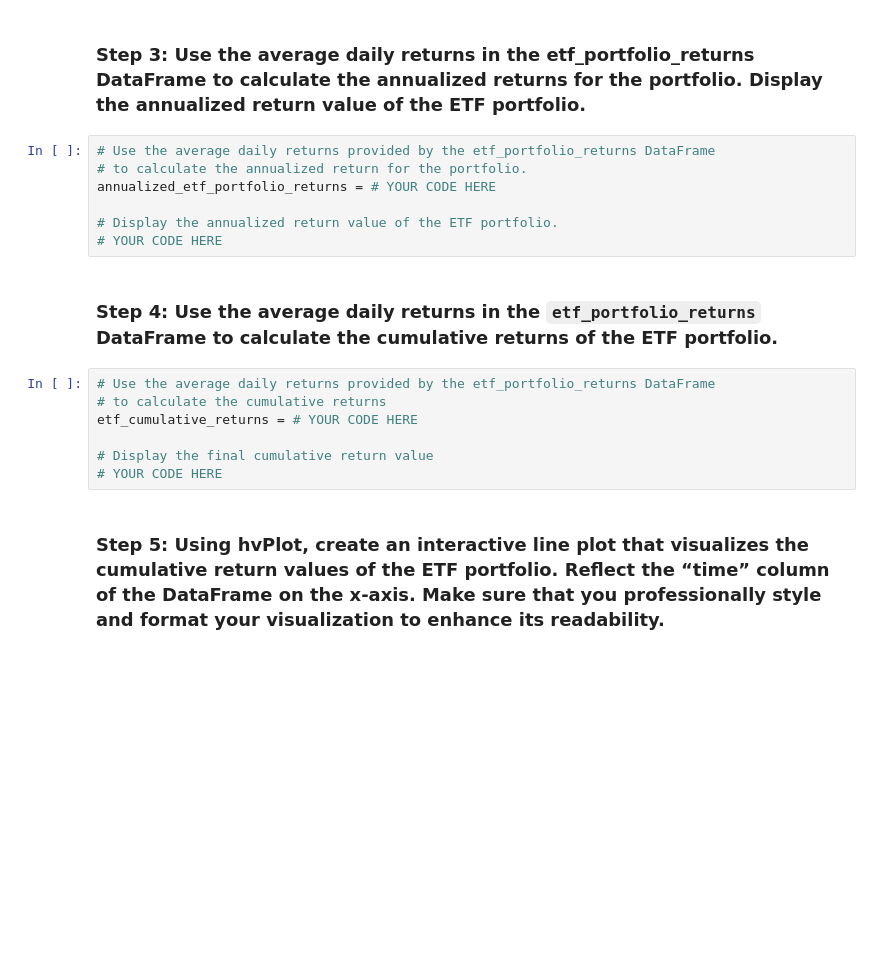
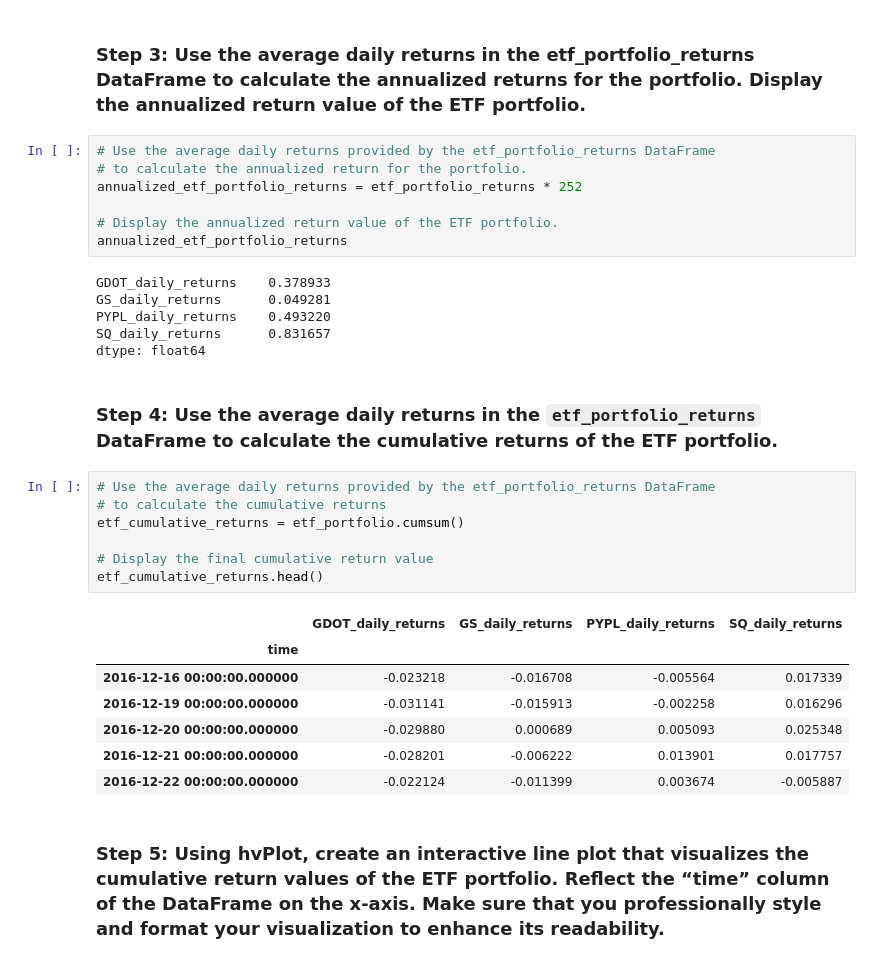
Before and after one commit to allyche/module_7_challenge, a Jupyter notebook: etf_analyzer.ipynb, the cells around one changed output. Drawn from its saved outputs; the diff is of its cells as text; blank space fills up the shorter version.

```diff
--- a/etf_analyzer.ipynb
+++ b/etf_analyzer.ipynb
@@ -355,19 +393,33 @@ etf_portfolio_returns = # YOUR CODE HERE
 # %%
 # Use the average daily returns provided by the etf_portfolio_returns DataFrame
 # to calculate the annualized return for the portfolio.
-annualized_etf_portfolio_returns = # YOUR CODE HERE
+annualized_etf_portfolio_returns = etf_portfolio_returns * 252
 
 # Display the annualized return value of the ETF portfolio.
-# YOUR CODE HERE
+annualized_etf_portfolio_returns
+# %% [output]
+GDOT_daily_returns    0.378933
+GS_daily_returns      0.049281
+PYPL_daily_returns    0.493220
+SQ_daily_returns      0.831657
+dtype: float64
 # %% [markdown]
 ### Step 4: Use the average daily returns in the `etf_portfolio_returns` DataFrame to calculate the cumulative returns of the ETF portfolio.
 # %%
 # Use the average daily returns provided by the etf_portfolio_returns DataFrame
 # to calculate the cumulative returns
-etf_cumulative_returns = # YOUR CODE HERE
+etf_cumulative_returns = etf_portfolio.cumsum()
 
 # Display the final cumulative return value
-# YOUR CODE HERE
+etf_cumulative_returns.head()
+# %% [output]
+|  | GDOT_daily_returns | GS_daily_returns | PYPL_daily_returns | SQ_daily_returns |
+| time |  |  |  |  |
+| 2016-12-16 00:00:00.000000 | -0.023218 | -0.016708 | -0.005564 | 0.017339 |
+| 2016-12-19 00:00:00.000000 | -0.031141 | -0.015913 | -0.002258 | 0.016296 |
+| 2016-12-20 00:00:00.000000 | -0.029880 | 0.000689 | 0.005093 | 0.025348 |
+| 2016-12-21 00:00:00.000000 | -0.028201 | -0.006222 | 0.013901 | 0.017757 |
+| 2016-12-22 00:00:00.000000 | -0.022124 | -0.011399 | 0.003674 | -0.005887 |
 # %% [markdown]
 ### Step 5: Using hvPlot, create an interactive line plot that visualizes the cumulative return values of the ETF portfolio. Reflect the “time” column of the DataFrame on the x-axis. Make sure that you professionally style and format your visualization to enhance its readability.
 # %%
```
Also changed, not shown: parts of 4 cells of this notebook.
